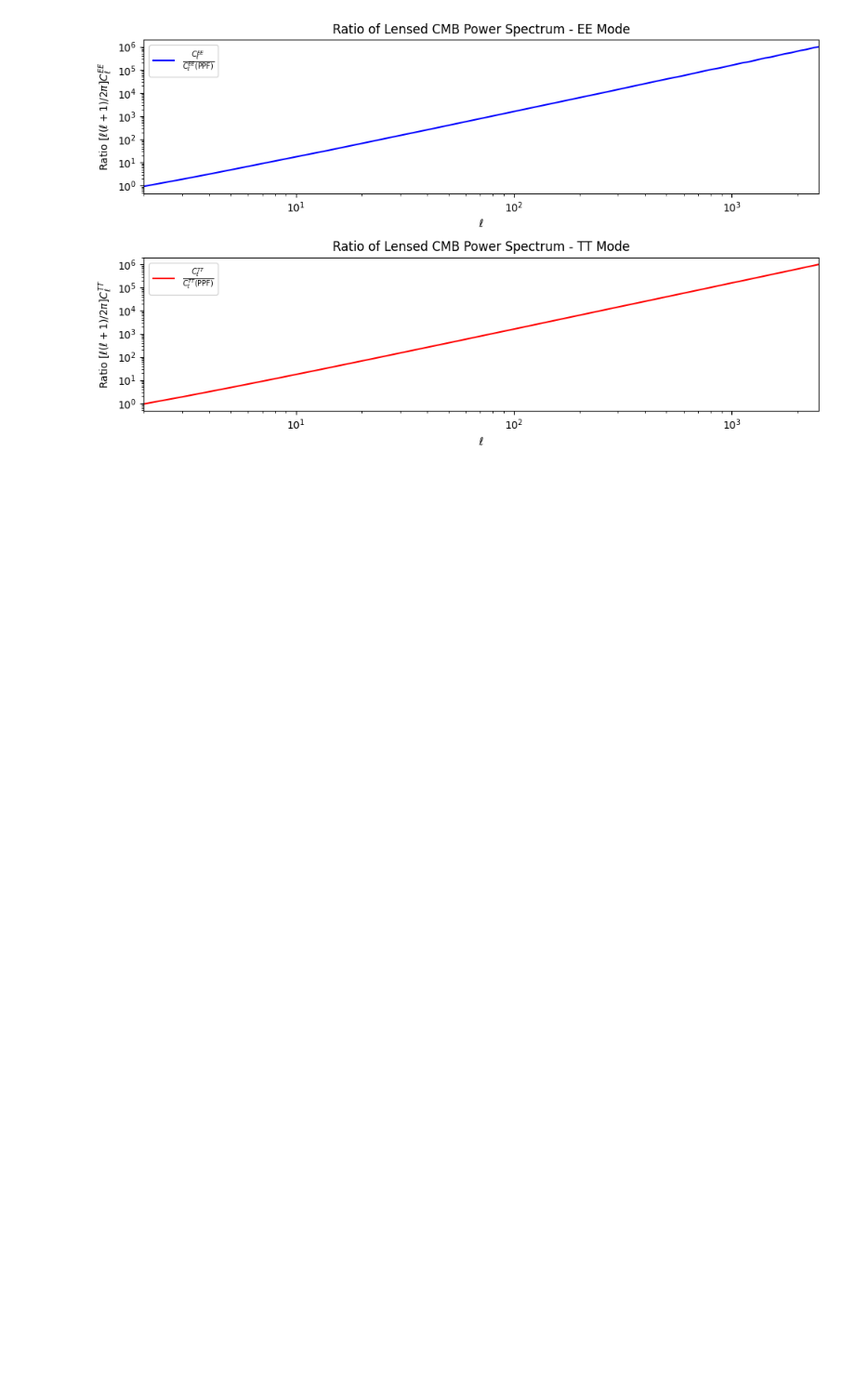
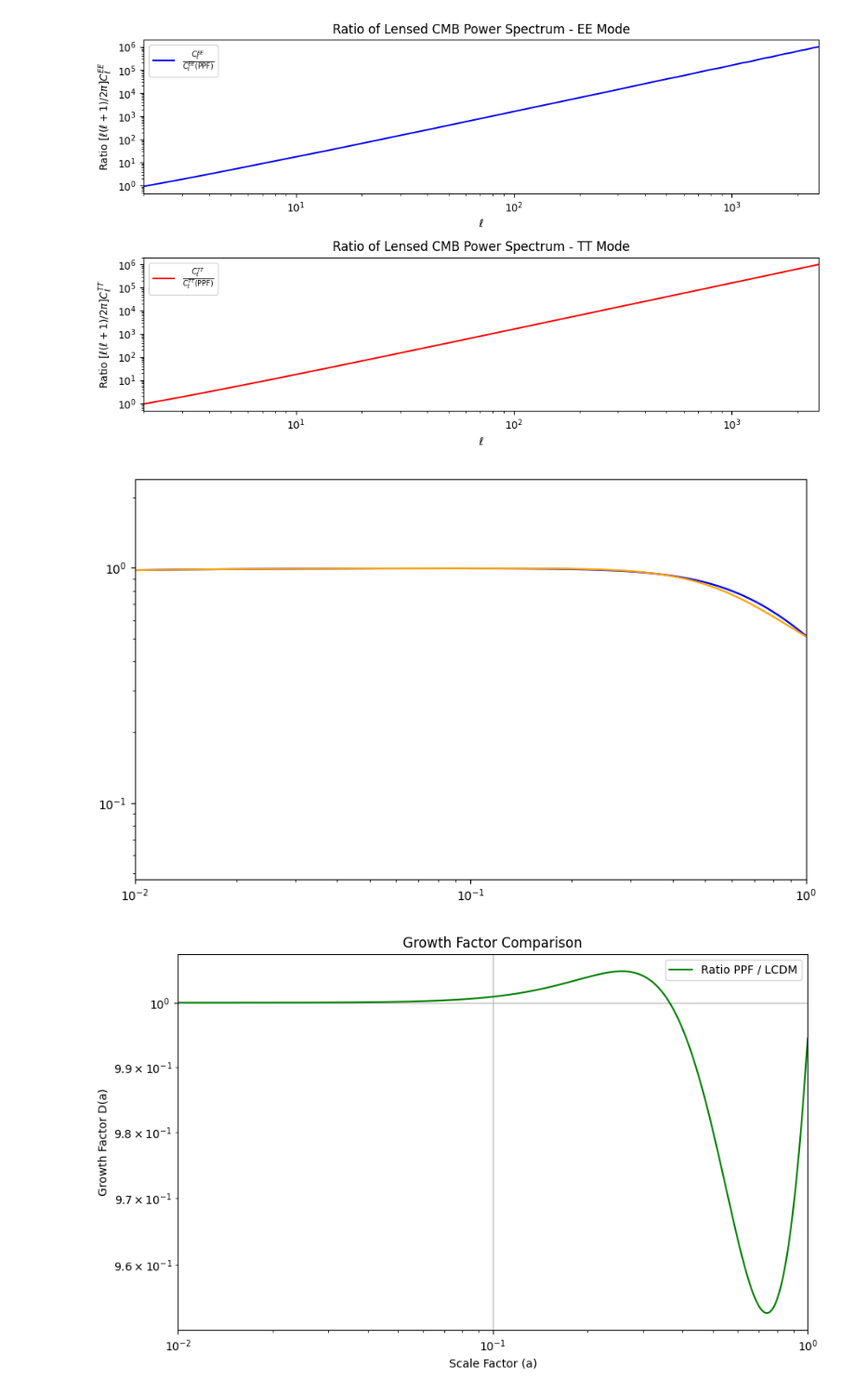
Before and after one commit to santiagocasas/clapp, a Jupyter notebook: notebooks/cosmology_validation.ipynb, the cells around one changed output. Shown at 93% size. Cells and saved outputs as stored; diff of their text form; code cells hidden in the pictures; blank space fills up the shorter version.

```diff
--- a/notebooks/cosmology_validation.ipynb
+++ b/notebooks/cosmology_validation.ipynb
@@ -472,3 +472,73 @@ plt.tight_layout()
 plt.show()
 # %% [output]
 [figure]
+# %%
+#!/usr/bin/env python
+# coding: utf-8
+
+# Import necessary modules
+import numpy as np
+import matplotlib.pyplot as plt
+from classy import Class
+
+# Function to set up cosmology
+def setup_cosmo(w0, wa, Omega_cdm=0.25, Omega_b=0.05, m_ncdm=0.06):
+    cosmo = Class()
+    cosmo.set({
+        'Omega_cdm': Omega_cdm,
+        'Omega_b': Omega_b,
+        'N_ncdm': 1,  # Number of non-cold dark matter species
+        'm_ncdm': m_ncdm,  # Mass of the non-cold dark matter species in eV
+        'Omega_ncdm': 0.001,  # Example density parameter for NCDM
+        'w0_fld': w0,
+        'wa_fld': wa,
+        'output': 'dTk',  # Output matter power spectrum
+        'z_max_pk': 2,  # Maximum redshift for the power spectrum
+        'non_linear': 'halofit',  # Non-linear corrections,
+        'use_ppf': 'yes',
+        'Omega_Lambda': 0.0,
+    })
+    cosmo.compute()
+    return cosmo
+# Set up LCDM cosmology
+LCDM = setup_cosmo(-1, 0)
+
+# Set up PPF cosmology
+PPF = setup_cosmo(-0.7, -0.8)
+
+# Get background quantities for both models
+bg_LCDM = LCDM.get_background()
+bg_PPF = PPF.get_background()
+
+# Extract scale factor and growth factor
+a_LCDM = 1.0 / (bg_LCDM['z'] + 1)
+D_LCDM = bg_LCDM['gr.fac. f']
+
+a_PPF = 1.0 / (bg_PPF['z'] + 1)
+D_PPF = bg_PPF['gr.fac. f']
+
+# Plotting growth factors
+plt.figure(figsize=(10, 6))
+plt.plot(a_LCDM, D_LCDM, label='LCDM', color='blue')
+plt.plot(a_PPF, D_PPF, label='PPF (w0=-0.7, wa=-0.8)', color='orange')
+plt.xlim(0.01, 1)
+plt.yscale('log')
+plt.xscale('log')
+
+# Plot ratio of growth factors
+plt.figure(figsize=(10, 6))
+plt.plot(a_LCDM, D_PPF / D_LCDM, label='Ratio PPF / LCDM', color='green')
+
+# Labels and legends
+plt.xlabel('Scale Factor (a)')
+plt.ylabel('Growth Factor D(a)')
+plt.title('Growth Factor Comparison')
+plt.legend()
+plt.grid()
+plt.yscale('log')
+plt.xlim(0.01, 1)
+plt.xscale('log')
+plt.show()
+# %% [output]
+[figure, added]
+[figure, added]
```
Also changed, not shown: parts of 5 cells of this notebook, 7 other files.
